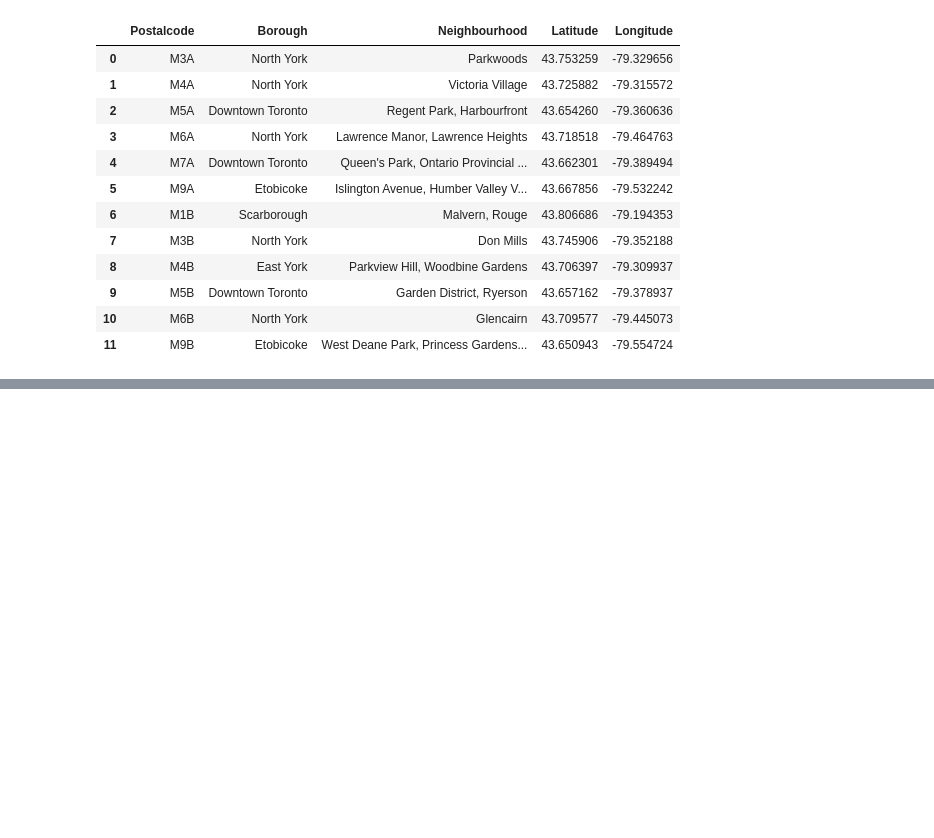
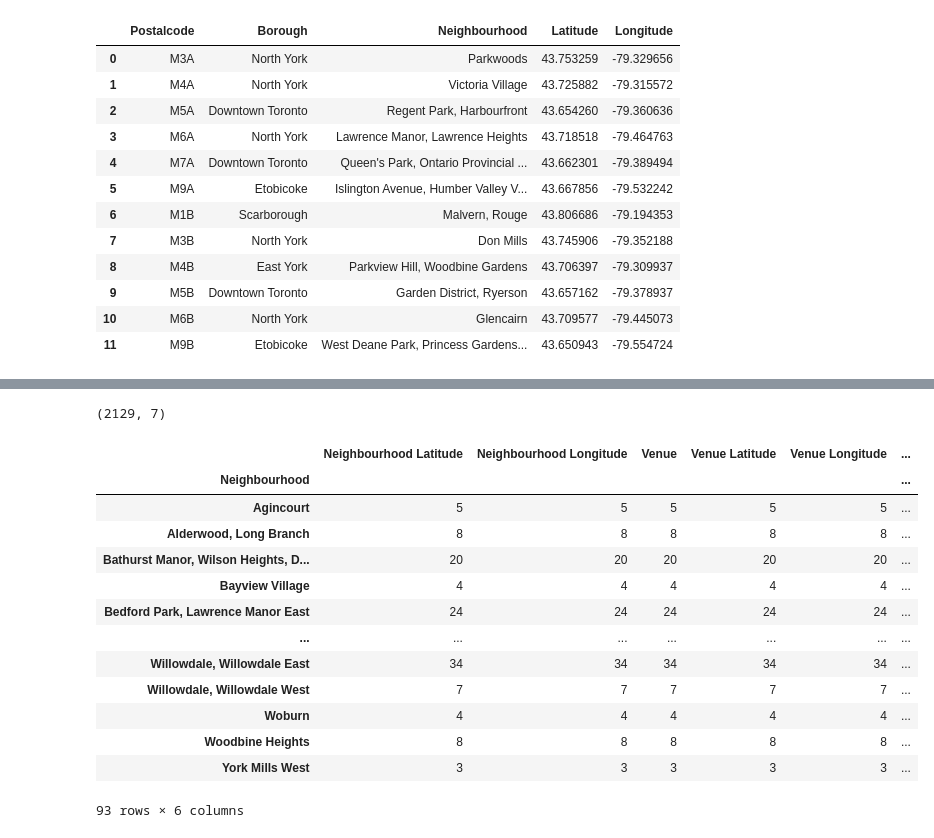
Before and after one commit to ishaansathaye/Coursera_Capstone, a Jupyter notebook: Segmenting and Clustering Neighborhoods in Toronto.ipynb, the cells around one changed output, grey strips where cells are left out. Saved outputs shown, nothing was run; the diff lists cells and outputs as text; code cells hidden in the pictures; blank space fills up the shorter version.

```diff
--- a/Segmenting and Clustering Neighborhoods in Toronto.ipynb
+++ b/Segmenting and Clustering Neighborhoods in Toronto.ipynb
@@ -240,0 +274,7 @@ dfToronto.head(12)
+# %%
+import config
+import access
+
+CLIENT_ID = config.id
+CLIENT_SECRET = config.secret
+VERSION = '20180605'
@@ -240,0 +338,21 @@ dfToronto.head(12)
+# %%
+torontoVenues.shape
+# %% [output]
+(2129, 7)
+# %%
+torontoVenues.groupby('Neighbourhood').count()
+# %% [output]
+|  | Neighbourhood Latitude | Neighbourhood Longitude | Venue | Venue Latitude | Venue Longitude | ... |
+| Neighbourhood |  |  |  |  |  | ... |
+| Agincourt | 5 | 5 | 5 | 5 | 5 | ... |
+| Alderwood, Long Branch | 8 | 8 | 8 | 8 | 8 | ... |
+| Bathurst Manor, Wilson Heights, D... | 20 | 20 | 20 | 20 | 20 | ... |
+| Bayview Village | 4 | 4 | 4 | 4 | 4 | ... |
+| Bedford Park, Lawrence Manor East | 24 | 24 | 24 | 24 | 24 | ... |
+| ... | ... | ... | ... | ... | ... | ... |
+| Willowdale, Willowdale East | 34 | 34 | 34 | 34 | 34 | ... |
+| Willowdale, Willowdale West | 7 | 7 | 7 | 7 | 7 | ... |
+| Woburn | 4 | 4 | 4 | 4 | 4 | ... |
+| Woodbine Heights | 8 | 8 | 8 | 8 | 8 | ... |
+| York Mills West | 3 | 3 | 3 | 3 | 3 | ... |
+93 rows × 6 columns
```
Also changed, not shown: parts of 35 cells of this notebook.
